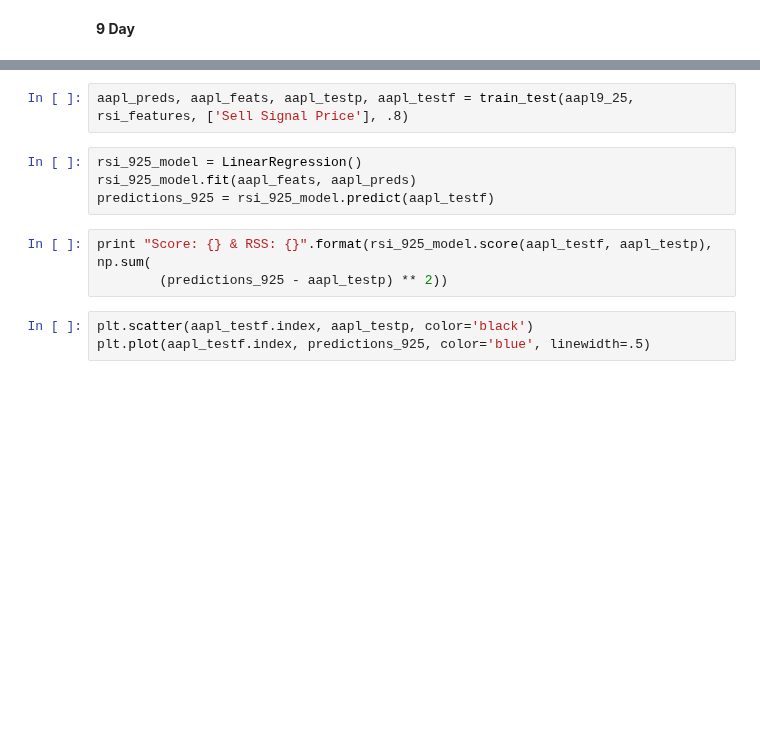
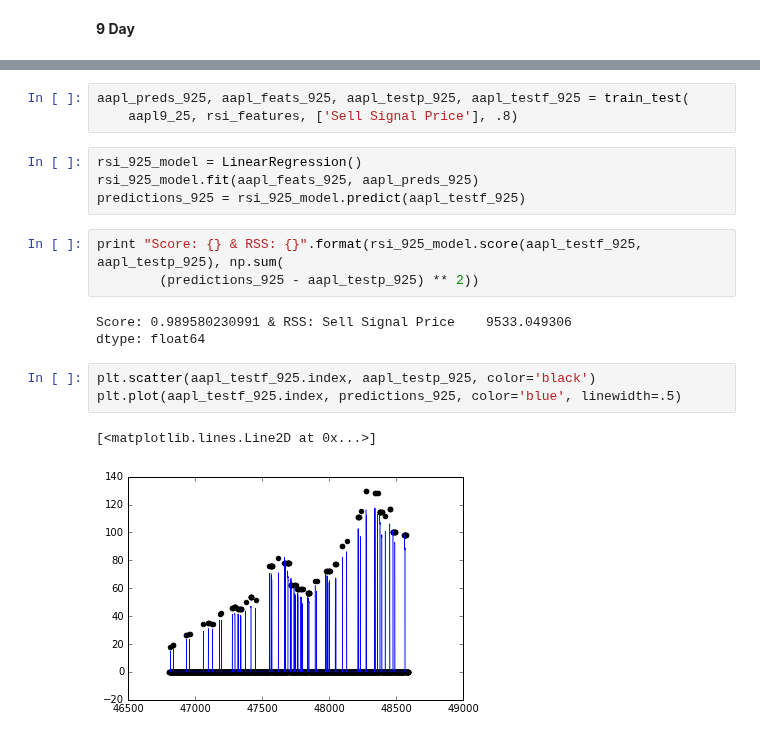
Before and after one commit to theofanislekkas/mlnd, a Jupyter notebook: rsi/Relative Strength Index and Predicting Stock Prices.ipynb, the cells around one changed output, grey strips where cells are left out. Saved outputs shown, nothing was run; the diff lists cells and outputs as text; blank space fills up the shorter version.

```diff
--- a/rsi/Relative Strength Index and Predicting Stock Prices.ipynb
+++ b/rsi/Relative Strength Index and Predicting Stock Prices.ipynb
@@ -697,15 +993,22 @@ aapl9_25.iloc[26]
 # %%
-aapl_preds, aapl_feats, aapl_testp, aapl_testf = train_test(aapl9_25, rsi_features, ['Sell Signal Price'], .8)
+aapl_preds_925, aapl_feats_925, aapl_testp_925, aapl_testf_925 = train_test(
+    aapl9_25, rsi_features, ['Sell Signal Price'], .8)
 # %%
 rsi_925_model = LinearRegression()
-rsi_925_model.fit(aapl_feats, aapl_preds)
-predictions_925 = rsi_925_model.predict(aapl_testf)
+rsi_925_model.fit(aapl_feats_925, aapl_preds_925)
+predictions_925 = rsi_925_model.predict(aapl_testf_925)
 # %%
-print "Score: {} & RSS: {}".format(rsi_925_model.score(aapl_testf, aapl_testp), np.sum(
-        (predictions_925 - aapl_testp) ** 2))
+print "Score: {} & RSS: {}".format(rsi_925_model.score(aapl_testf_925, aapl_testp_925), np.sum(
+        (predictions_925 - aapl_testp_925) ** 2))
+# %% [output]
+Score: 0.989580230991 & RSS: Sell Signal Price    9533.049306
+dtype: float64
 # %%
-plt.scatter(aapl_testf.index, aapl_testp, color='black')
-plt.plot(aapl_testf.index, predictions_925, color='blue', linewidth=.5)
+plt.scatter(aapl_testf_925.index, aapl_testp_925, color='black')
+plt.plot(aapl_testf_925.index, predictions_925, color='blue', linewidth=.5)
+# %% [output]
+[<matplotlib.lines.Line2D at 0x...>]
+[figure, added]
 # %%
 comp_list925 = []
 
```
Also changed, not shown: parts of 112 cells of this notebook.
